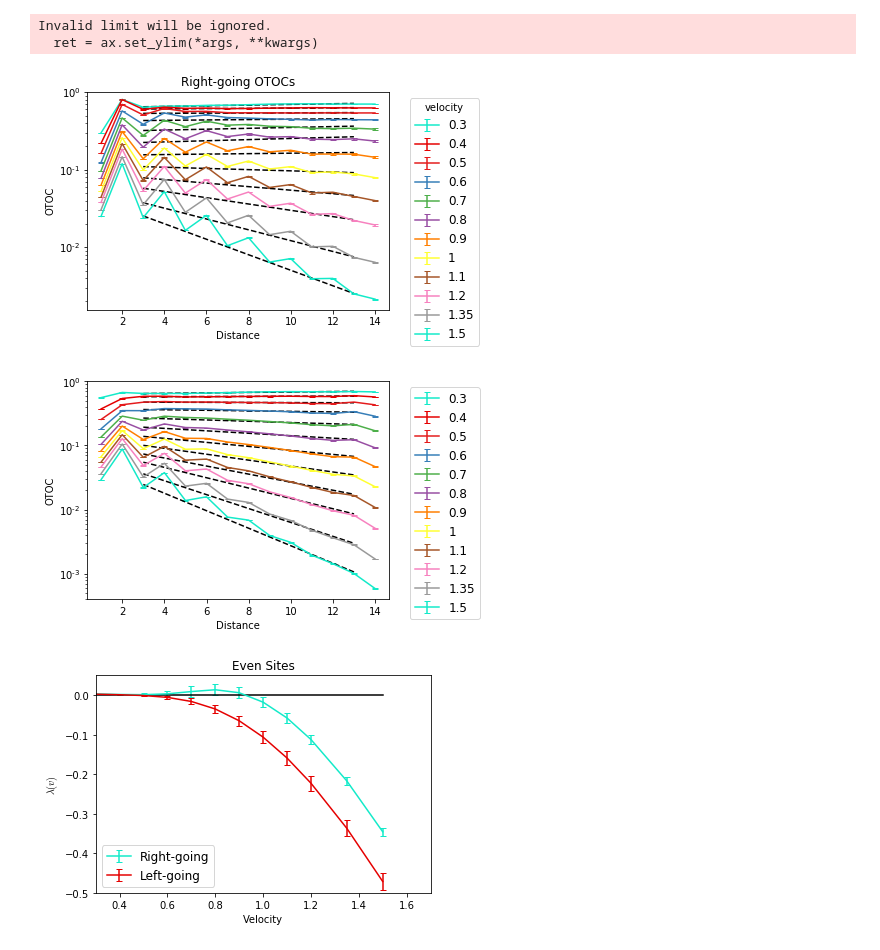
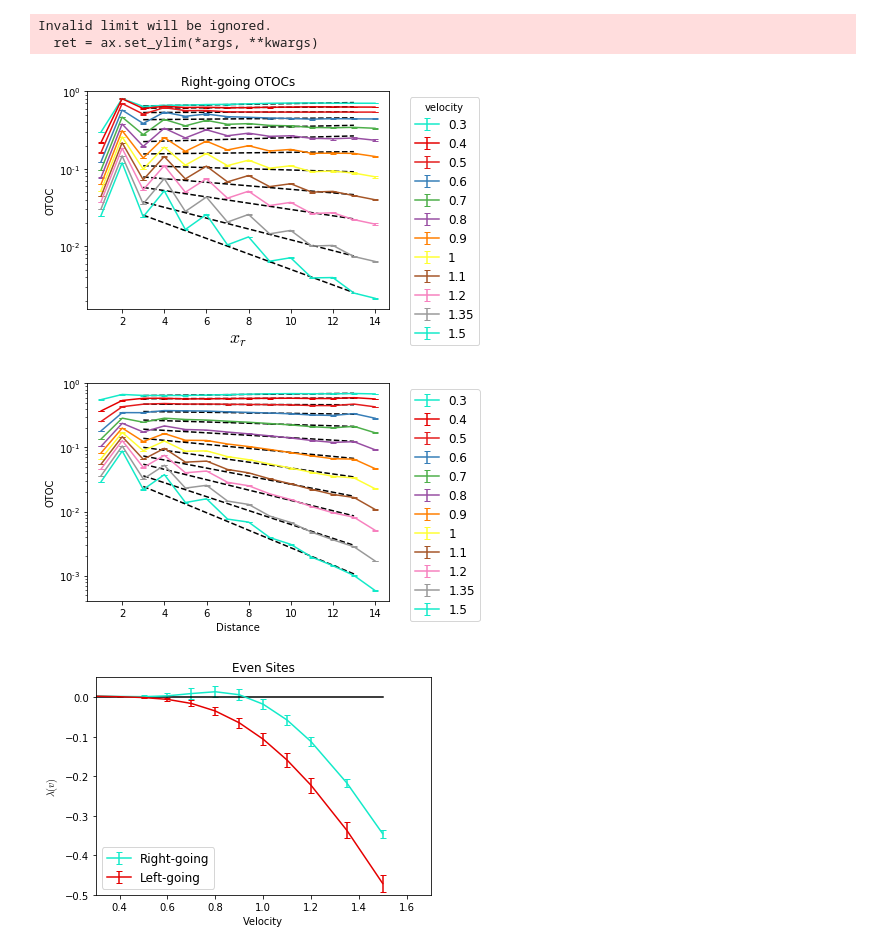
Before and after one commit to cnstahl/Asymmetric, a Jupyter notebook: python/Hamiltonian/Z OTOC vb.ipynb, the cells around one changed output. Saved outputs shown, nothing was run; the diff lists cells and outputs as text; code cells hidden in the pictures.

```diff
--- a/python/Hamiltonian/Z OTOC vb.ipynb
+++ b/python/Hamiltonian/Z OTOC vb.ipynb
@@ -55,7 +55,7 @@ box = ax.get_position()
 ax.set_position([box.x0, box.y0, box.width * 0.9, box.height])
 ax.legend(bbox_to_anchor=(1.05, 1), loc=2, title="velocity")
 plt.ylim(0,1)
-plt.xlabel("Distance")
+plt.xlabel("$x_r$", fontsize=18)
 plt.ylabel("OTOC")
 plt.title("Right-going OTOCs")
 # plt.savefig('figures/VDLEfromOTOCs.pdf')
@@ -63,35 +63,35 @@ plt.show()
 
 # Backward
 ax = plt.subplot(111)
 gammas_back = []
 errors_back = []
 for idx, otocback in enumerate(otocsback):
     ax.set_yscale("log", nonposy='clip')
 #     ax.errorbar(sites[1:], otocback[1:], label = str(vs[idx]))
     ax.errorbar(sites[1:], otocback[1:], yerr=stdsback[idx,1:], label = str(qm.chop(vs[idx])))
     x = sites[3::2]
     y = otocback[3::2]
     logy = np.log(y)
     coeffs, errors = np.polyfit(x,logy,deg=1, cov=True)
 #     print(vs[idx], coeffs)
     poly = np.poly1d(coeffs)
     yfit = lambda x: np.exp(poly(x))
     ax.plot(x,yfit(x), 'k--')
     gammas_back.append(coeffs[0] * vs[idx])
     errors_back.append(np.sqrt(errors[0,0]) * vs[idx])
 box = ax.get_position()
 ax.set_position([box.x0, box.y0, box.width * 0.9, box.height])
 ax.legend(bbox_to_anchor=(1.05, 1), loc=2)
 plt.ylim(0,1)
 plt.xlabel("Distance")
 plt.ylabel("OTOC")
 # plt.title("Backward OTOCs")
-# plt.savefig('figures/zotocs_backL' + str(L) + '.pdf')
+plt.savefig('figures/zotocs_backL' + str(L) + '.pdf')
 plt.show()
 # %% [output]
 Invalid limit will be ignored.
   ret = ax.set_ylim(*args, **kwargs)
-[figure, old version]
+[figure, new version]
 [figure]
 # %%
 ax = plt.subplot(111)
```
Also changed, not shown: 8 other files.
